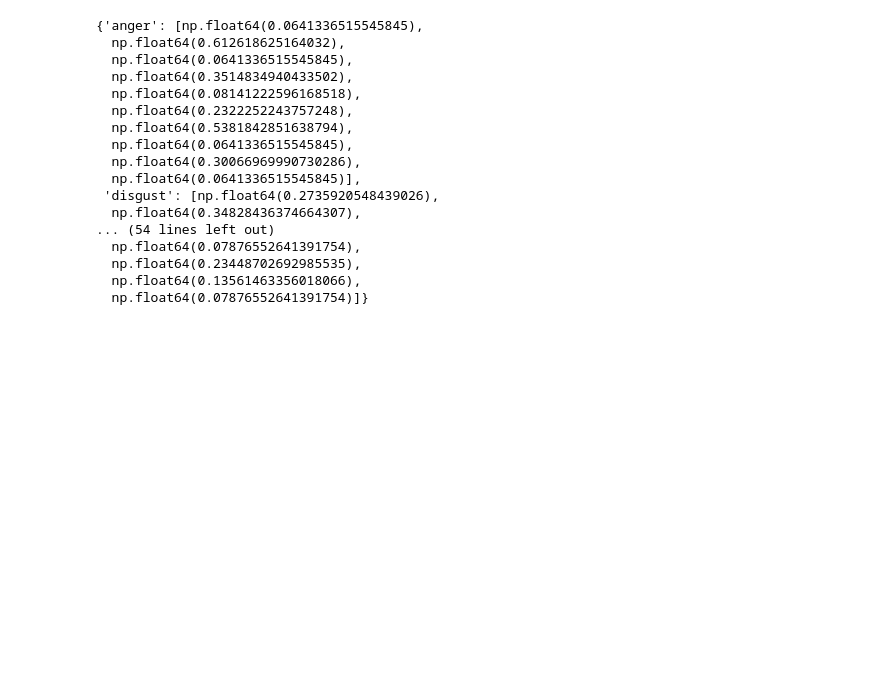
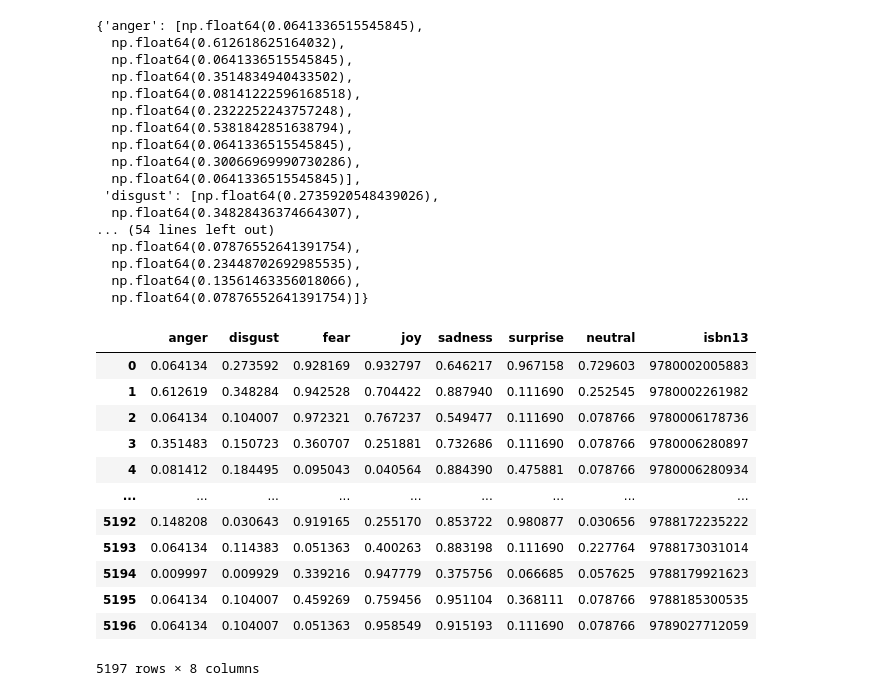
Before and after one commit to CH-RAFAY/Semantic-Book-Recommender, a Jupyter notebook: data-exploration.ipynb, the cells around one changed output. Saved outputs shown, nothing was run; the diff lists cells and outputs as text; code cells hidden in the pictures; blank space fills up the shorter version.

```diff
--- a/data-exploration.ipynb
+++ b/data-exploration.ipynb
@@ -710,3 +710,36 @@ emotion_scores
   np.float64(0.23448702692985535),
   np.float64(0.13561463356018066),
   np.float64(0.07876552641391754)]}
+# %%
+from tqdm import tqdm
+
+emotion_labels = ["anger", "disgust", "fear", "joy", "sadness", "surprise", "neutral"]
+isbn = []
+emotion_scores = {label: [] for label in emotion_labels}
+
+for i in tqdm(range(len(books))):
+    isbn.append(books["isbn13"] [i])
+    sentences = books["description"] [i].split(".")
+    predictions = classifier(sentences)
+    max_scores = calculate_max_emotion_scores(predictions)
+    for label in emotion_labels:
+        emotion_scores[label].append(max_scores[label])
+# %%
+emotions_df = pd.DataFrame(emotion_scores)
+emotions_df["isbn13"] = isbn
+# %%
+emotions_df
+# %% [output]
+|  | anger | disgust | fear | joy | sadness | surprise | neutral | isbn13 |
+| 0 | 0.064134 | 0.273592 | 0.928169 | 0.932797 | 0.646217 | 0.967158 | 0.729603 | 9780002005883 |
+| 1 | 0.612619 | 0.348284 | 0.942528 | 0.704422 | 0.887940 | 0.111690 | 0.252545 | 9780002261982 |
+| 2 | 0.064134 | 0.104007 | 0.972321 | 0.767237 | 0.549477 | 0.111690 | 0.078766 | 9780006178736 |
+| 3 | 0.351483 | 0.150723 | 0.360707 | 0.251881 | 0.732686 | 0.111690 | 0.078766 | 9780006280897 |
+| 4 | 0.081412 | 0.184495 | 0.095043 | 0.040564 | 0.884390 | 0.475881 | 0.078766 | 9780006280934 |
+| ... | ... | ... | ... | ... | ... | ... | ... | ... |
+| 5192 | 0.148208 | 0.030643 | 0.919165 | 0.255170 | 0.853722 | 0.980877 | 0.030656 | 9788172235222 |
+| 5193 | 0.064134 | 0.114383 | 0.051363 | 0.400263 | 0.883198 | 0.111690 | 0.227764 | 9788173031014 |
+| 5194 | 0.009997 | 0.009929 | 0.339216 | 0.947779 | 0.375756 | 0.066685 | 0.057625 | 9788179921623 |
+| 5195 | 0.064134 | 0.104007 | 0.459269 | 0.759456 | 0.951104 | 0.368111 | 0.078766 | 9788185300535 |
+| 5196 | 0.064134 | 0.104007 | 0.051363 | 0.958549 | 0.915193 | 0.111690 | 0.078766 | 9789027712059 |
+5197 rows × 8 columns
```
Also changed, not shown: parts of 3 cells of this notebook, 1 other file.
